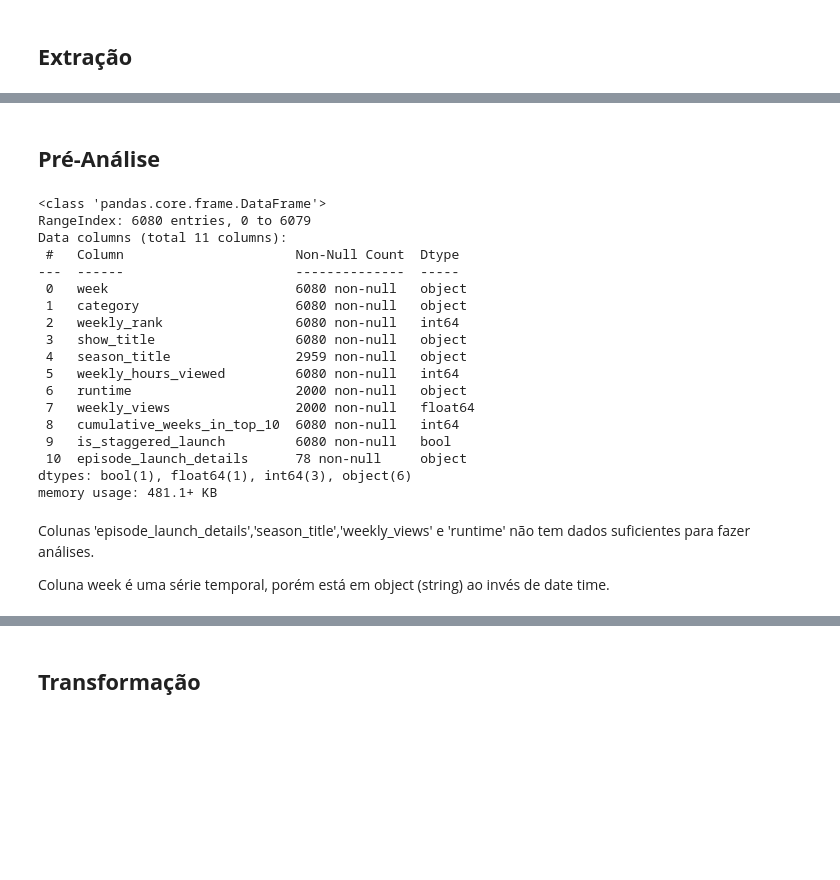
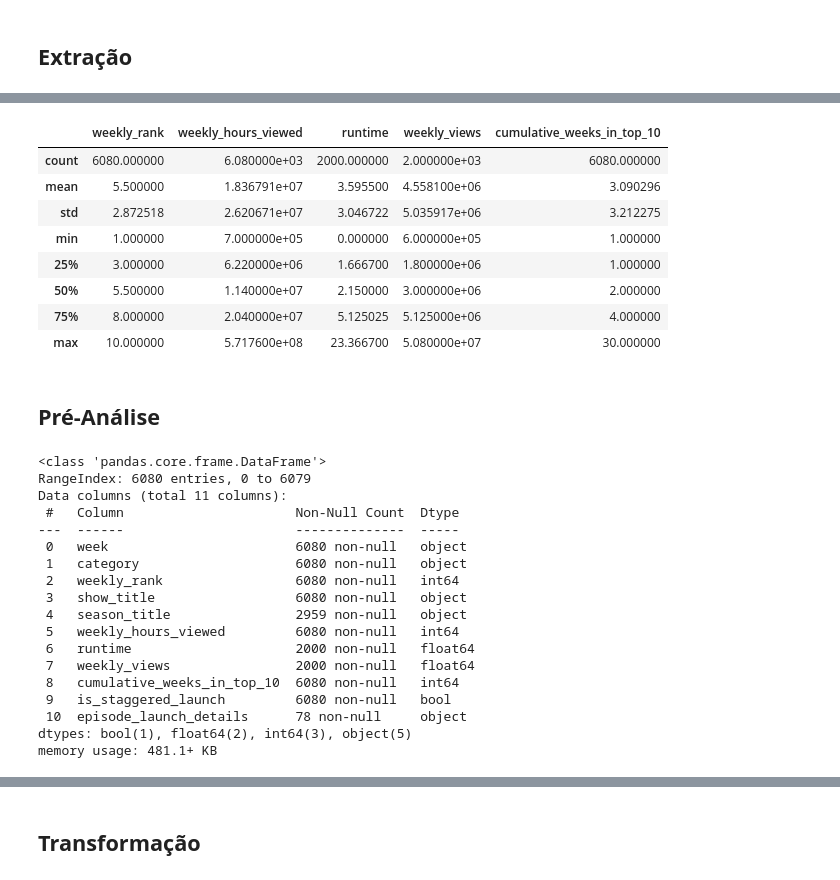
Before and after one commit to soadD/netflix_data, a Jupyter notebook: tabela_global_ETL.ipynb, the cells around one changed output, grey strips where cells are left out. Cells and saved outputs as stored; diff of their text form; code cells hidden in the pictures; blank space fills up the shorter version.

```diff
--- a/tabela_global_ETL.ipynb
+++ b/tabela_global_ETL.ipynb
@@ -34,7 +21,19 @@ display(df)
+# %%
+df_global.describe()
+# %% [output]
+|  | weekly_rank | weekly_hours_viewed | runtime | weekly_views | cumulative_weeks_in_top_10 |
+| count | 6080.000000 | 6.080000e+03 | 2000.000000 | 2.000000e+03 | 6080.000000 |
+| mean | 5.500000 | 1.836791e+07 | 3.595500 | 4.558100e+06 | 3.090296 |
+| std | 2.872518 | 2.620671e+07 | 3.046722 | 5.035917e+06 | 3.212275 |
+| min | 1.000000 | 7.000000e+05 | 0.000000 | 6.000000e+05 | 1.000000 |
+| 25% | 3.000000 | 6.220000e+06 | 1.666700 | 1.800000e+06 | 1.000000 |
+| 50% | 5.500000 | 1.140000e+07 | 2.150000 | 3.000000e+06 | 2.000000 |
+| 75% | 8.000000 | 2.040000e+07 | 5.125025 | 5.125000e+06 | 4.000000 |
+| max | 10.000000 | 5.717600e+08 | 23.366700 | 5.080000e+07 | 30.000000 |
 # %% [markdown]
 ## **Pré-Análise**
 # %%
-df.info()
+df_global.info()
 # %% [output]
 <class 'pandas.core.frame.DataFrame'>
 RangeIndex: 6080 entries, 0 to 6079
@@ -47,14 +46,10 @@ Data columns (total 11 columns):
  3   show_title                  6080 non-null   object
  4   season_title                2959 non-null   object
  5   weekly_hours_viewed         6080 non-null   int64
- 6   runtime                     2000 non-null   object
+ 6   runtime                     2000 non-null   float64
  7   weekly_views                2000 non-null   float64
  8   cumulative_weeks_in_top_10  6080 non-null   int64
  9   is_staggered_launch         6080 non-null   bool
  10  episode_launch_details      78 non-null     object
-dtypes: bool(1), float64(1), int64(3), object(6)
+dtypes: bool(1), float64(2), int64(3), object(5)
 memory usage: 481.1+ KB
-# %% [markdown]
-Colunas 'episode_launch_details','season_title','weekly_views' e 'runtime' não tem dados suficientes para fazer análises.
-
-Coluna week é uma série temporal, porém está em object (string) ao invés de date time.
```
Also changed, not shown: parts of 36 cells of this notebook, 1 other file.
